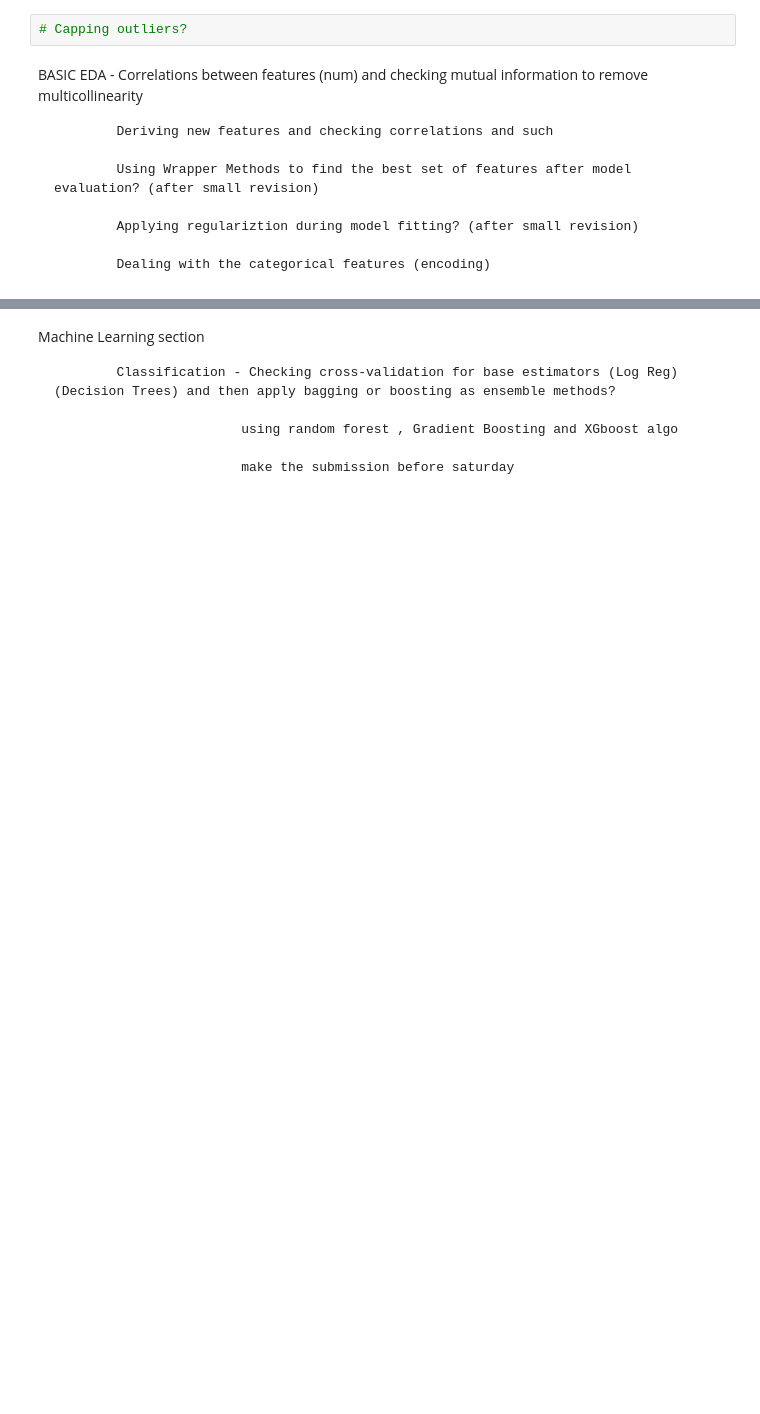
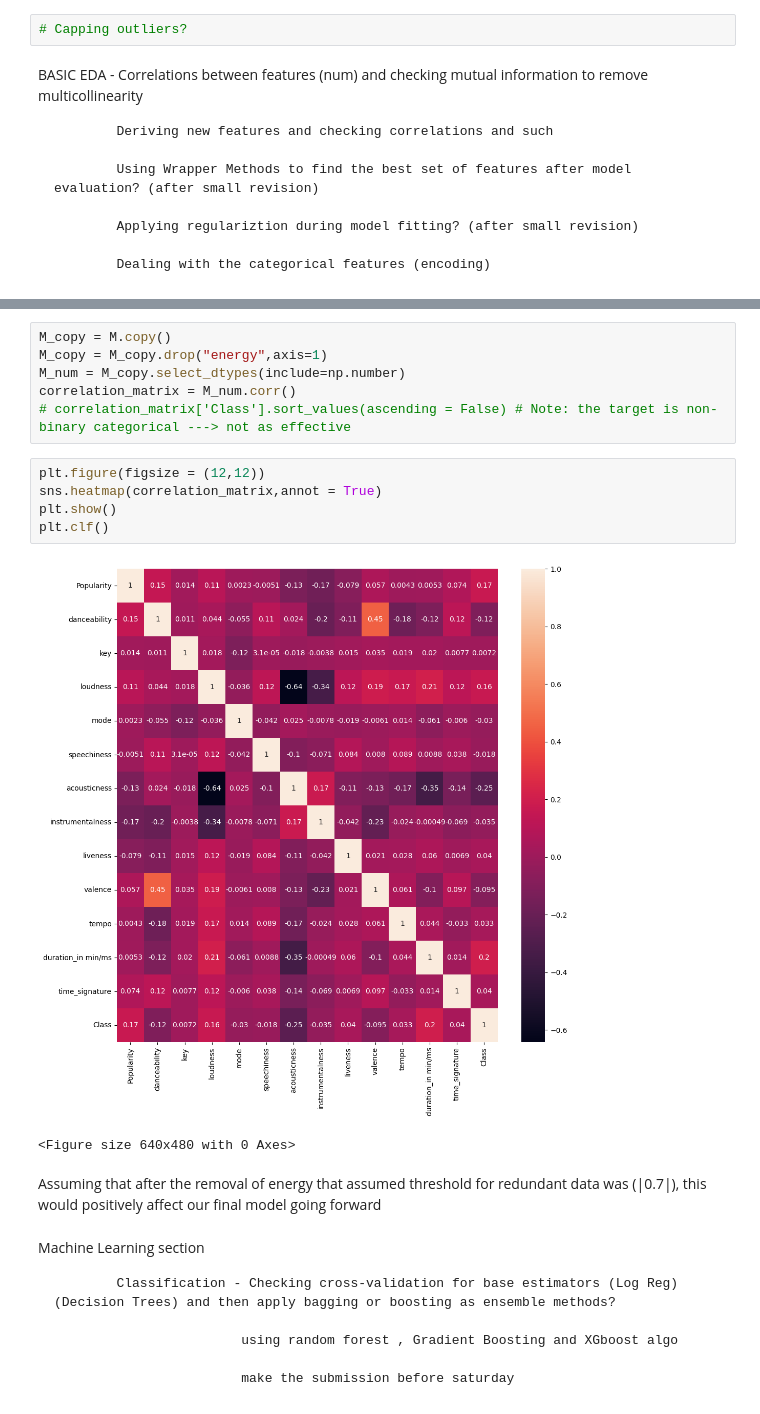
Before and after one commit to YSKAA423/M_Genre_Classifier, a Jupyter notebook: M_Genre_Classifier.ipynb, the cells around one changed output, grey strips where cells are left out. Drawn from its saved outputs; the diff is of its cells as text; blank space fills up the shorter version.

```diff
--- a/M_Genre_Classifier.ipynb
+++ b/M_Genre_Classifier.ipynb
@@ -144,3 +165,19 @@ BASIC EDA - Correlations between features (num) and checking mutual information
+# %%
+M_copy = M.copy()
+M_copy = M_copy.drop("energy",axis=1)
+M_num = M_copy.select_dtypes(include=np.number)
+correlation_matrix = M_num.corr()
+# correlation_matrix['Class'].sort_values(ascending = False) # Note: the target is non-binary categorical ---> not as effective
+# %%
+plt.figure(figsize = (12,12))
+sns.heatmap(correlation_matrix,annot = True)
+plt.show()
+plt.clf()
+# %% [output]
+[figure, added]
+<Figure size 640x480 with 0 Axes>
+# %% [markdown]
+Assuming that after the removal of energy that assumed threshold for redundant data was (|0.7|), this would positively affect our final model going forward
 # %% [markdown]
 Machine Learning section
 
```
Also changed, not shown: parts of 4 cells of this notebook.
